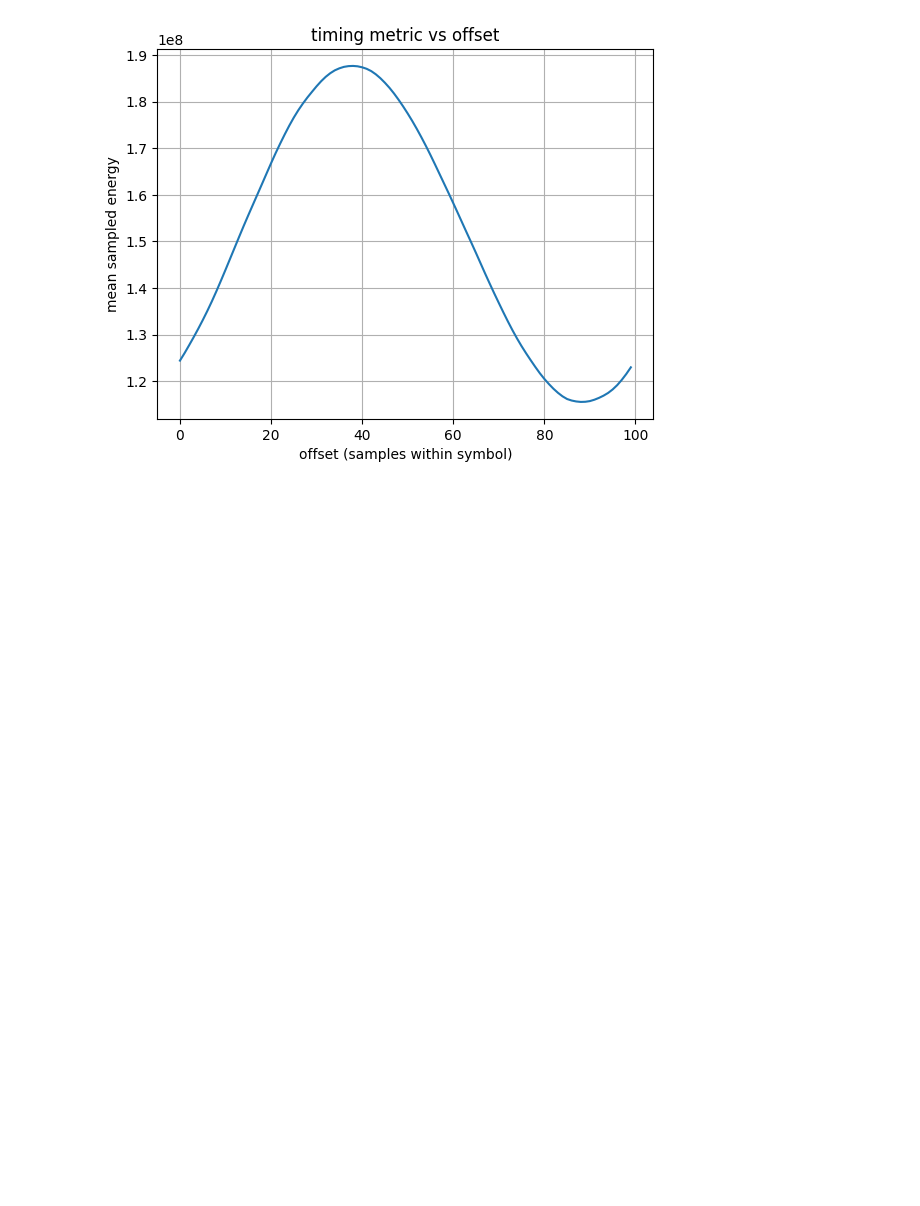
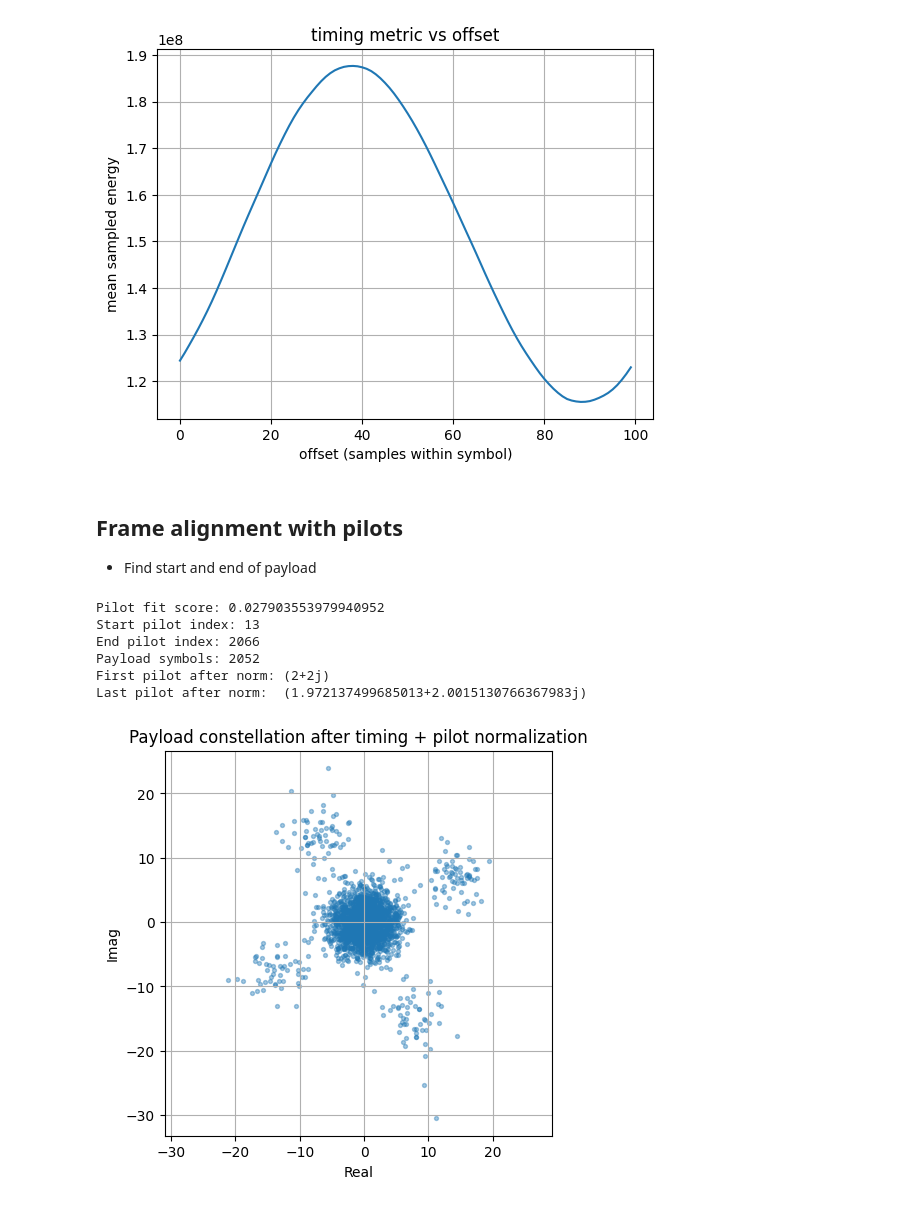
Before and after one commit to axellangenskiold/eitn21, a Jupyter notebook: assignment1_axel_task2.ipynb, the cells around one changed output. Cells and saved outputs as stored; diff of their text form; code cells hidden in the pictures; blank space fills up the shorter version.

Commit message:
find data between pilots

```diff
--- a/assignment1_axel_task2.ipynb
+++ b/assignment1_axel_task2.ipynb
@@ -62,3 +62,56 @@ plt.show()
 Best timing offset: 38
 nbr of samples: 2089
 [figure]
+# %% [markdown]
+## Frame alignment with pilots
+- Find start and end of payload
+# %%
+pilot = 2 + 2j
+
+z = z_all[2:-2]
+
+# Search for pilot
+head_search = min(120, len(z) // 3)
+tail_search = min(120, len(z) // 3)
+
+best = None
+for i_start in range(head_search):
+    c_hat = z[i_start] / pilot
+
+    # End pilot should be near tail
+    j_min = max(i_start + 2, len(z) - tail_search)
+    for i_end in range(j_min, len(z)):
+        score = np.abs(z[i_end] / c_hat - pilot)
+        if best is None or score < best[0]:
+            best = (score, i_start, i_end, c_hat)
+
+score, i_start, i_end, c_hat = best
+
+# payload between start&end pilot
+z_payload = z[i_start + 1:i_end]
+
+z_payload_norm = z_payload / c_hat
+
+print("Pilot fit score:", float(score))
+print("Start pilot index:", i_start)
+print("End pilot index:", i_end)
+print("Payload symbols:", len(z_payload))
+print("First pilot after norm:", z[i_start] / c_hat)
+print("Last pilot after norm: ", z[i_end] / c_hat)
+
+plt.figure(figsize=(5, 5))
+plt.scatter(np.real(z_payload_norm), np.imag(z_payload_norm), s=8, alpha=0.4)
+plt.title("Payload constellation after timing + pilot normalization")
+plt.xlabel("Real")
+plt.ylabel("Imag")
+plt.axis("equal")
+plt.grid()
+plt.show()
+# %% [output]
+Pilot fit score: 0.027903553979940952
+Start pilot index: 13
+End pilot index: 2066
+Payload symbols: 2052
+First pilot after norm: (2+2j)
+Last pilot after norm:  (1.972137499685013+2.0015130766367983j)
+[figure, added]
```
